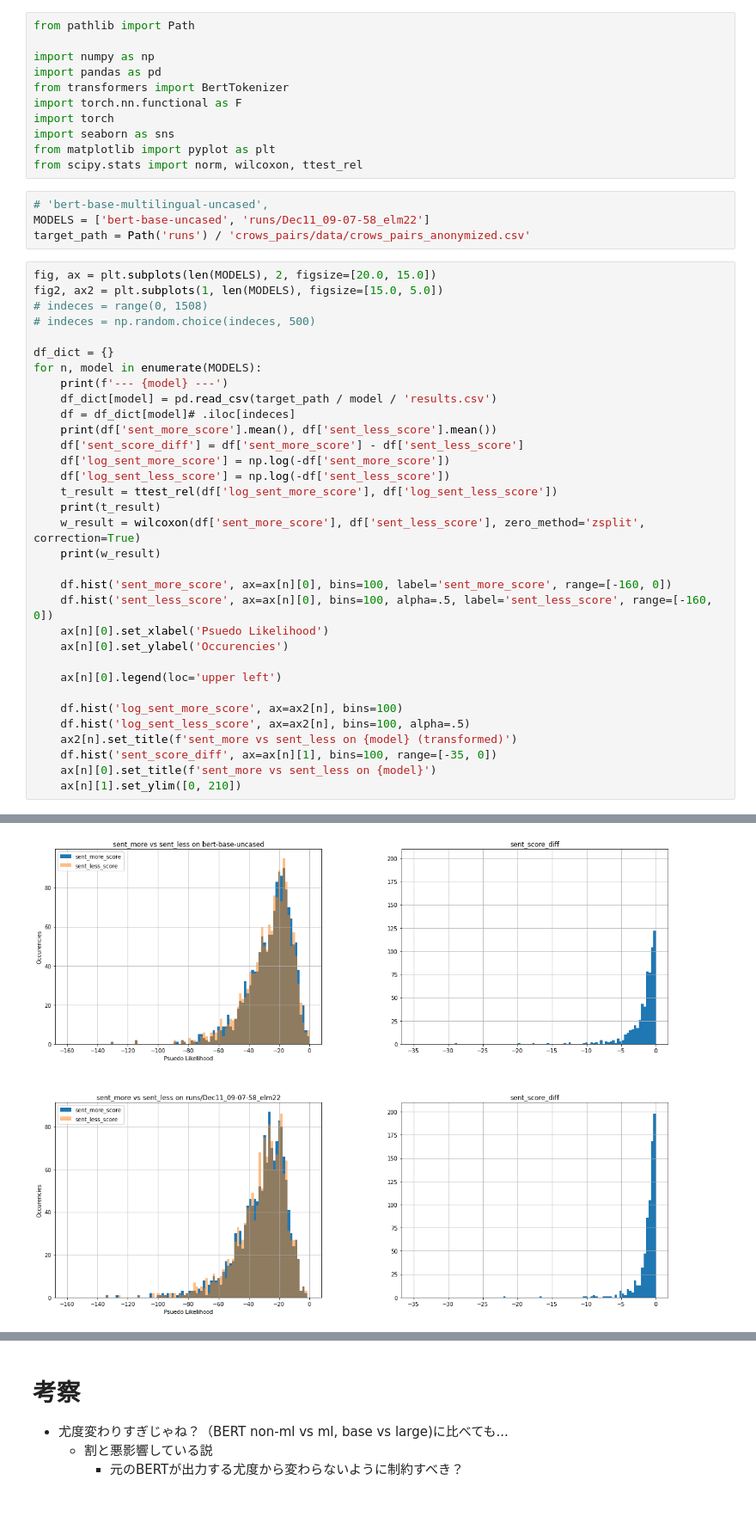
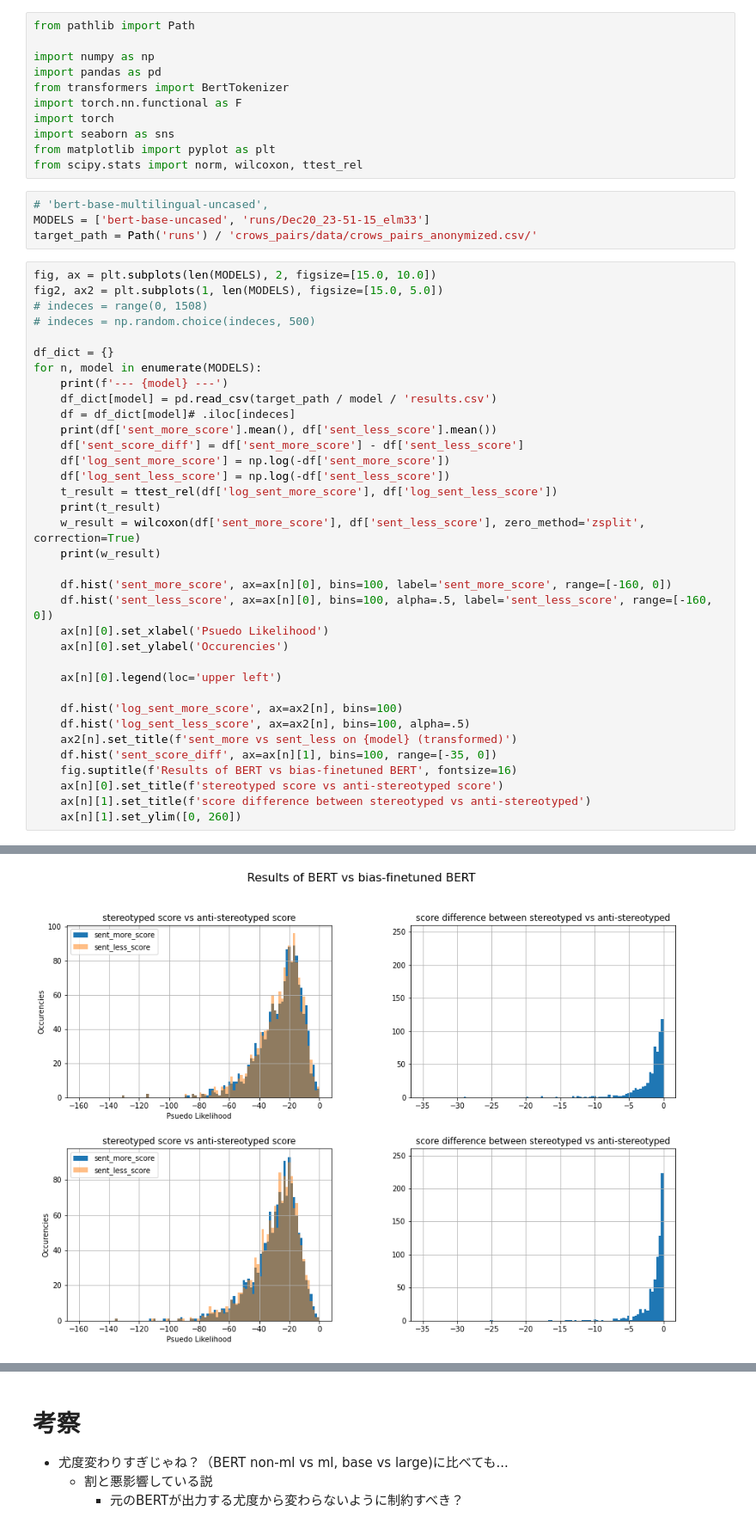
Before and after one commit to otakumesi/debias-BERT, a Jupyter notebook: Analyze_crows_pairs.ipynb, the cells around one changed output, grey strips where cells are left out. Shown at 86% size. Drawn from its saved outputs; the diff is of its cells as text.

```diff
--- a/Analyze_crows_pairs.ipynb
+++ b/Analyze_crows_pairs.ipynb
@@ -11,10 +11,10 @@ from matplotlib import pyplot as plt
 from scipy.stats import norm, wilcoxon, ttest_rel
 # %%
 # 'bert-base-multilingual-uncased',
-MODELS = ['bert-base-uncased', 'runs/Dec11_09-07-58_elm22']
-target_path = Path('runs') / 'crows_pairs/data/crows_pairs_anonymized.csv'
+MODELS = ['bert-base-uncased', 'runs/Dec20_23-51-15_elm33']
+target_path = Path('runs') / 'crows_pairs/data/crows_pairs_anonymized.csv/'
 # %%
-fig, ax = plt.subplots(len(MODELS), 2, figsize=[20.0, 15.0])
+fig, ax = plt.subplots(len(MODELS), 2, figsize=[15.0, 10.0])
 fig2, ax2 = plt.subplots(1, len(MODELS), figsize=[15.0, 5.0])
 # indeces = range(0, 1508)
 # indeces = np.random.choice(indeces, 500)
@@ -44,7 +44,9 @@ for n, model in enumerate(MODELS):
     df.hist('log_sent_less_score', ax=ax2[n], bins=100, alpha=.5)
     ax2[n].set_title(f'sent_more vs sent_less on {model} (transformed)')
     df.hist('sent_score_diff', ax=ax[n][1], bins=100, range=[-35, 0])
-    ax[n][0].set_title(f'sent_more vs sent_less on {model}')
-    ax[n][1].set_ylim([0, 210])
+    fig.suptitle(f'Results of BERT vs bias-finetuned BERT', fontsize=16)
+    ax[n][0].set_title(f'stereotyped score vs anti-stereotyped score')
+    ax[n][1].set_title(f'score difference between stereotyped vs anti-stereotyped')
+    ax[n][1].set_ylim([0, 260])
 # %% [output]
 --- bert-base-uncased ---
@@ -58 +60 @@ WilcoxonResult(statistic=514633.5, pvalue=0.0013362676131256314)
-[figure, old version]
+[figure, new version]
```
Also changed, not shown: parts of 1 cell of this notebook, 1 other file.
